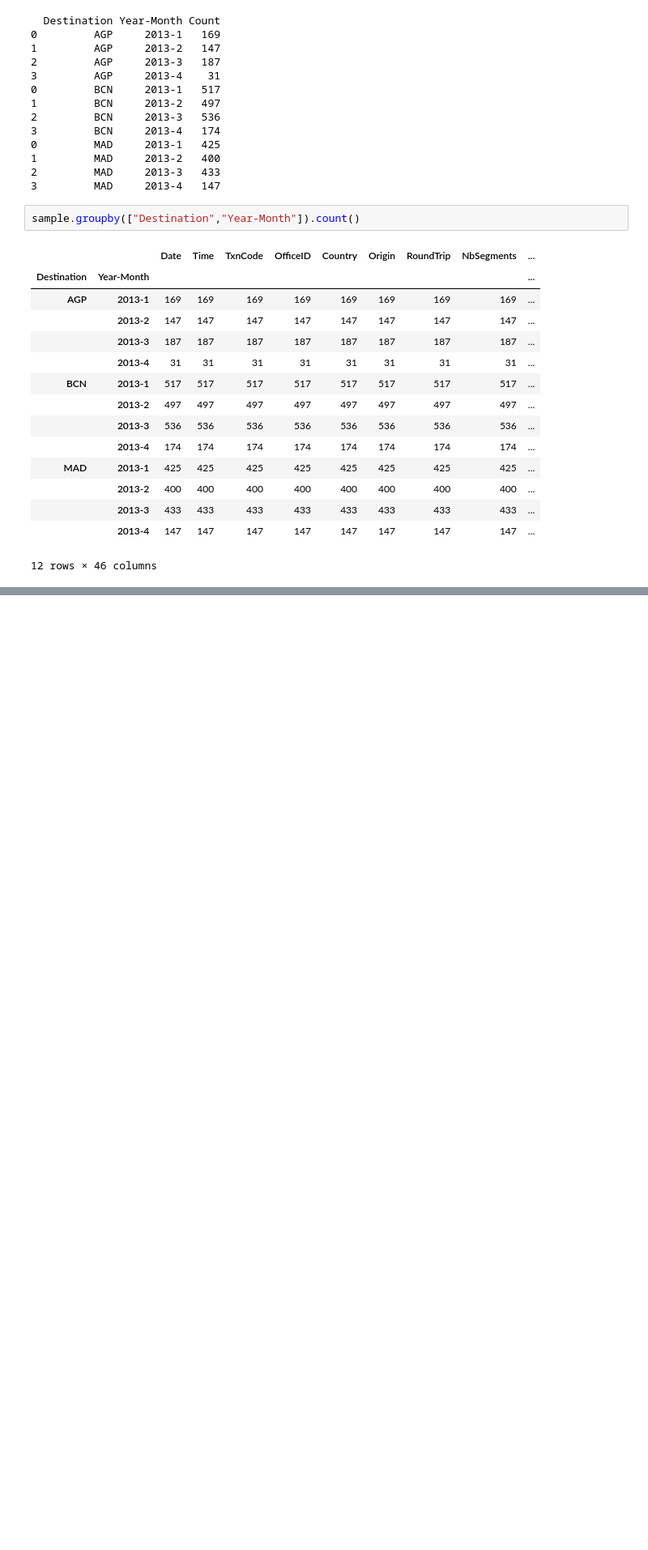
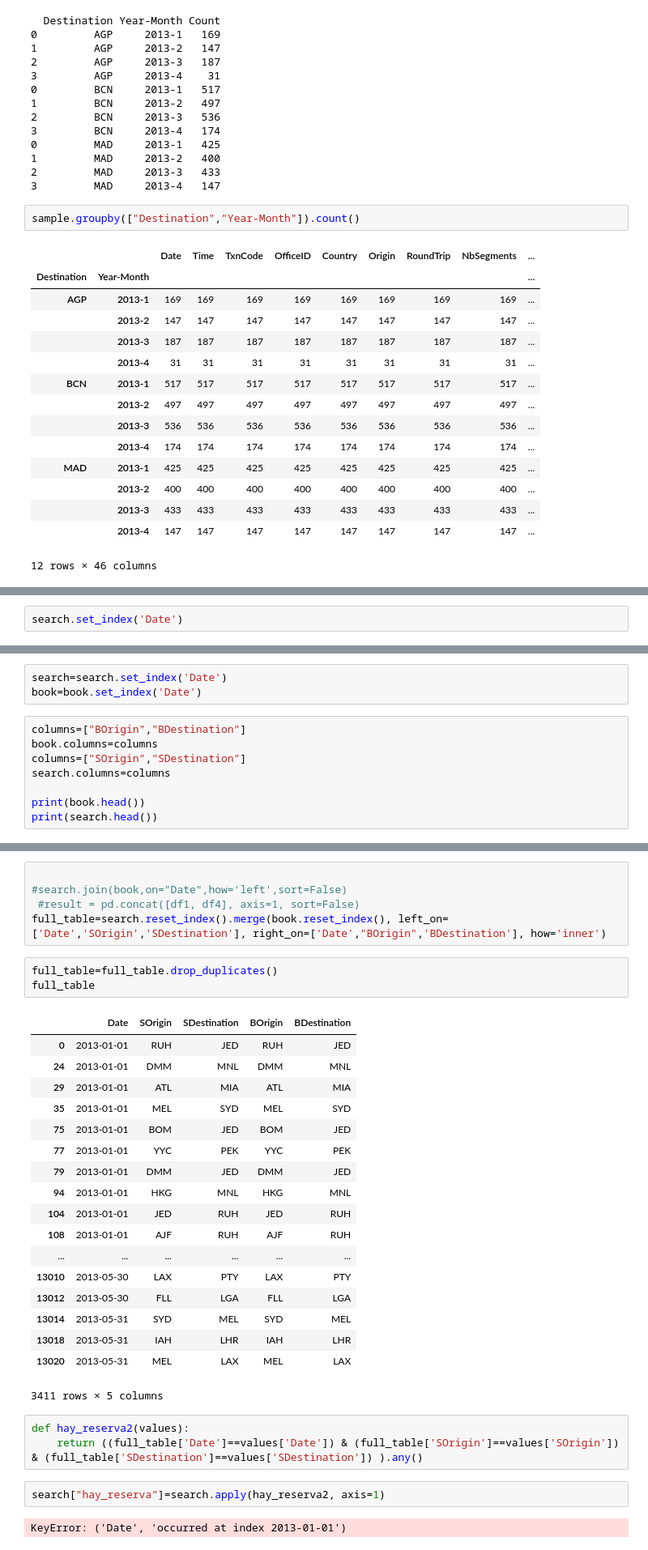
Before and after one commit to nopaixx/data-science, a Jupyter notebook: challenger.ipynb, the cells around one changed output, grey strips where cells are left out. Shown: that part at 81% size. Saved outputs shown, nothing was run; the diff lists cells and outputs as text; blank space fills up the shorter version.

```diff
--- a/challenger.ipynb
+++ b/challenger.ipynb
@@ -388,0 +536,2 @@ sample.groupby(["Destination","Year-Month"]).count()
+# %%
+search.set_index('Date')
@@ -388,0 +582,11 @@ sample.groupby(["Destination","Year-Month"]).count()
+# %%
+search=search.set_index('Date')
+book=book.set_index('Date')
+# %%
+columns=["BOrigin","BDestination"]
+book.columns=columns
+columns=["SOrigin","SDestination"]
+search.columns=columns
+
+print(book.head())
+print(search.head())
@@ -388,0 +608,34 @@ sample.groupby(["Destination","Year-Month"]).count()
+# %%
+
+#search.join(book,on="Date",how='left',sort=False)
+ #result = pd.concat([df1, df4], axis=1, sort=False)
+full_table=search.reset_index().merge(book.reset_index(), left_on=['Date','SOrigin','SDestination'], right_on=['Date',"BOrigin",'BDestination'], how='inner')
+# %%
+full_table=full_table.drop_duplicates()
+full_table
+# %% [output]
+|  | Date | SOrigin | SDestination | BOrigin | BDestination |
+| 0 | 2013-01-01 | RUH | JED | RUH | JED |
+| 24 | 2013-01-01 | DMM | MNL | DMM | MNL |
+| 29 | 2013-01-01 | ATL | MIA | ATL | MIA |
+| 35 | 2013-01-01 | MEL | SYD | MEL | SYD |
+| 75 | 2013-01-01 | BOM | JED | BOM | JED |
+| 77 | 2013-01-01 | YYC | PEK | YYC | PEK |
+| 79 | 2013-01-01 | DMM | JED | DMM | JED |
+| 94 | 2013-01-01 | HKG | MNL | HKG | MNL |
+| 104 | 2013-01-01 | JED | RUH | JED | RUH |
+| 108 | 2013-01-01 | AJF | RUH | AJF | RUH |
+| ... | ... | ... | ... | ... | ... |
+| 13010 | 2013-05-30 | LAX | PTY | LAX | PTY |
+| 13012 | 2013-05-30 | FLL | LGA | FLL | LGA |
+| 13014 | 2013-05-31 | SYD | MEL | SYD | MEL |
+| 13018 | 2013-05-31 | IAH | LHR | IAH | LHR |
+| 13020 | 2013-05-31 | MEL | LAX | MEL | LAX |
+3411 rows × 5 columns
+# %%
+def hay_reserva2(values):
+    return ((full_table['Date']==values['Date']) & (full_table['SOrigin']==values['SOrigin']) & (full_table['SDestination']==values['SDestination']) ).any()
+# %%
+search["hay_reserva"]=search.apply(hay_reserva2, axis=1)
+# %% [output]
+KeyError: ('Date', 'occurred at index 2013-01-01')
```
Also changed, not shown: parts of 22 cells of this notebook.
